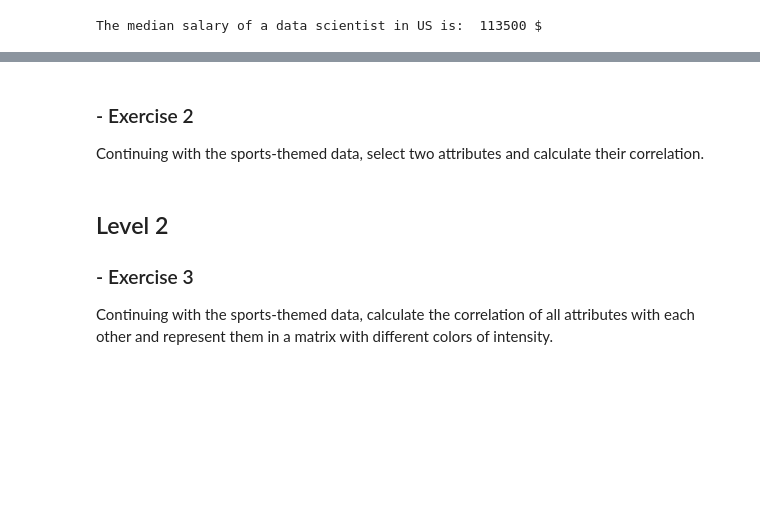
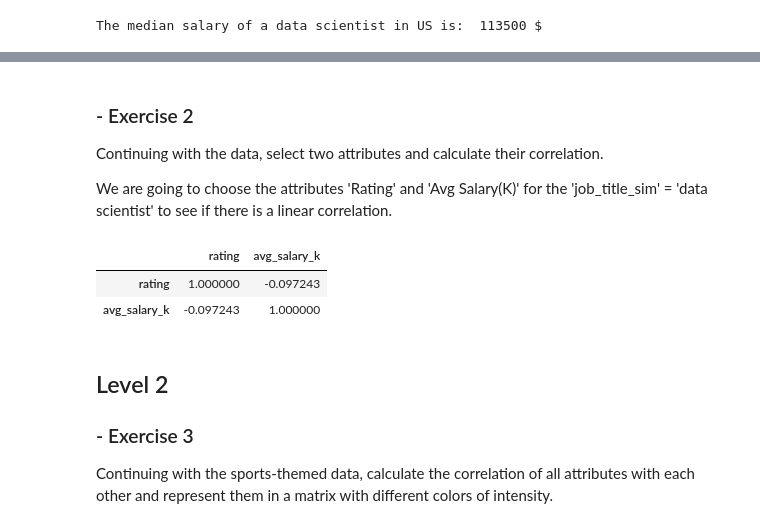
Before and after one commit to Javier-Alfonso-DS/S06_T01_Task_data_probabilities_and_statistics, a Jupyter notebook: S06_T01_Task_data_probabilities_and_statistics.ipynb, the cells around one changed output, grey strips where cells are left out. Saved outputs shown, nothing was run; the diff lists cells and outputs as text; code cells hidden in the pictures; blank space fills up the shorter version.

```diff
--- a/S06_T01_Task_data_probabilities_and_statistics.ipynb
+++ b/S06_T01_Task_data_probabilities_and_statistics.ipynb
@@ -210,5 +267,14 @@ Finally, for an arbitrary probability density function, let's visualize all thes
 ![](2022-02-02-18-56-24.png)
 # %% [markdown]
 ### - Exercise 2
-Continuing with the sports-themed data, select two attributes and calculate their correlation.
+Continuing with the data, select two attributes and calculate their correlation.
+
+We are going to choose the attributes 'Rating' and 'Avg Salary(K)' for the 'job_title_sim' = 'data scientist' to see if there is a linear correlation.
+# %%
+# Let's try to do the filter in only 1 line, as Pythonicness says.
+df[df.job_title_sim == 'data scientist'][['rating','avg_salary_k']].corr()
+# %% [output]
+|  | rating | avg_salary_k |
+| rating | 1.000000 | -0.097243 |
+| avg_salary_k | -0.097243 | 1.000000 |
 # %% [markdown]
```
Also changed, not shown: parts of 1 cell of this notebook.
